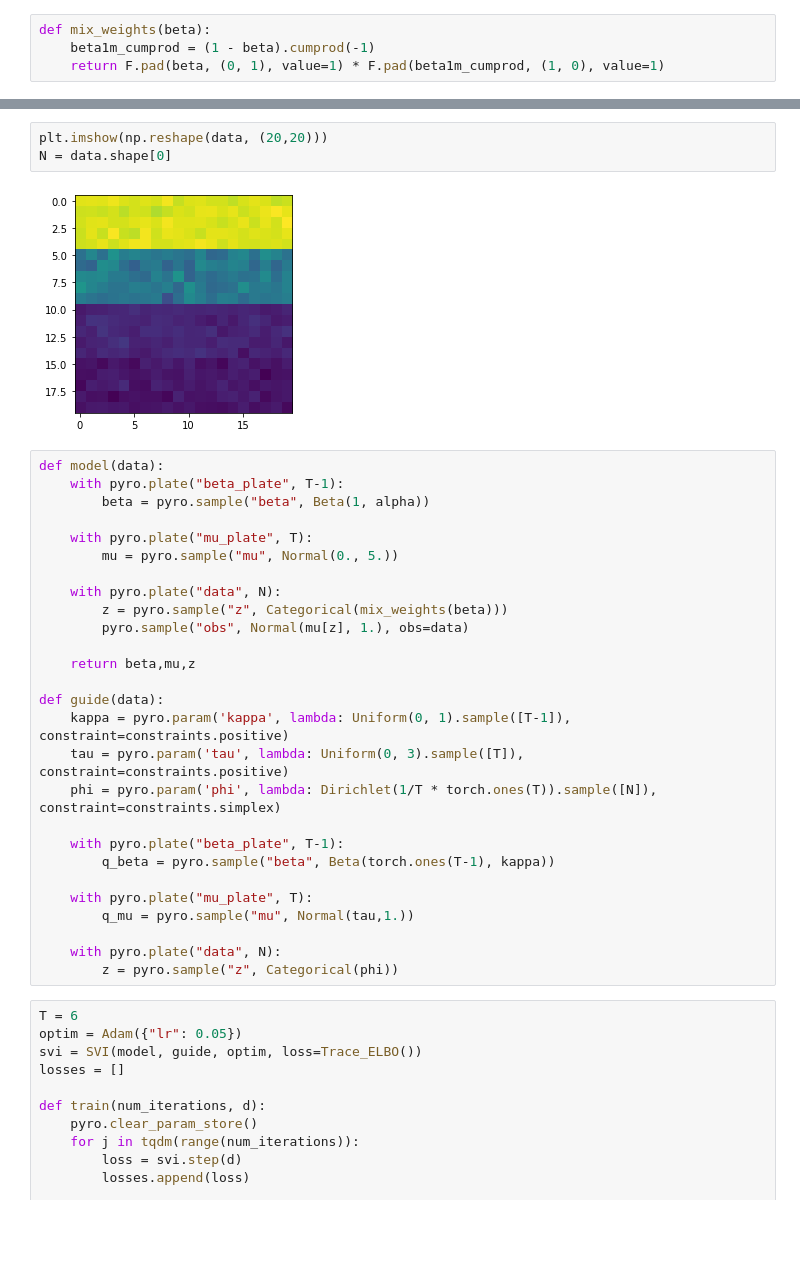
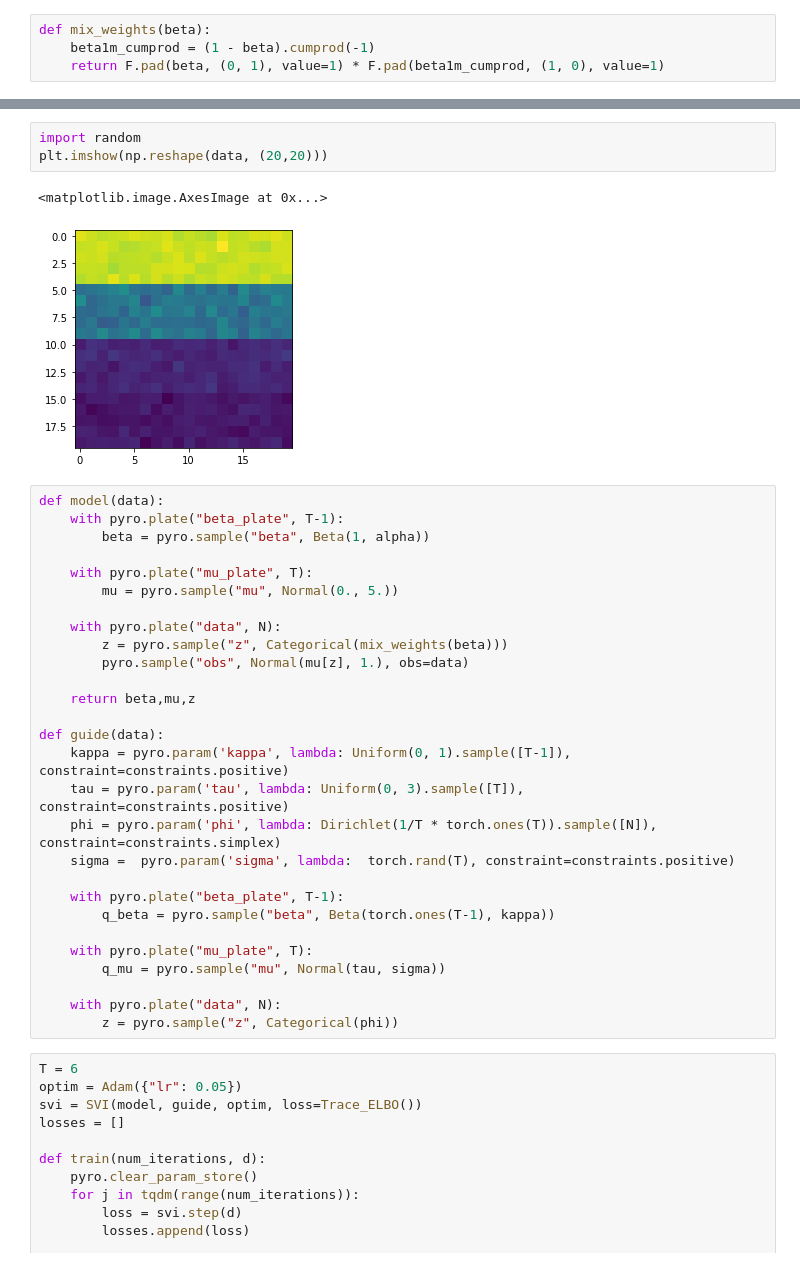
Before and after one commit to Francesc0rtu/DPGMM, a Jupyter notebook: img_segmentation.ipynb, the cells around one changed output, grey strips where cells are left out. Saved outputs shown, nothing was run; the diff lists cells and outputs as text; blank space fills up the shorter version.

```diff
--- a/img_segmentation.ipynb
+++ b/img_segmentation.ipynb
@@ -41,8 +41,9 @@ plt.plot(bin_centers, hist, lw=2)
 # %%
+import random
 plt.imshow(np.reshape(data, (20,20)))
-N = data.shape[0]
 # %% [output]
+<matplotlib.image.AxesImage at 0x...>
-[figure, old version]
+[figure, new version]
 # %%
 def model(data):
     with pyro.plate("beta_plate", T-1):
@@ -61,12 +62,13 @@ def guide(data):
     kappa = pyro.param('kappa', lambda: Uniform(0, 1).sample([T-1]), constraint=constraints.positive)
     tau = pyro.param('tau', lambda: Uniform(0, 3).sample([T]), constraint=constraints.positive)
     phi = pyro.param('phi', lambda: Dirichlet(1/T * torch.ones(T)).sample([N]), constraint=constraints.simplex)
+    sigma =  pyro.param('sigma', lambda:  torch.rand(T), constraint=constraints.positive)
 
     with pyro.plate("beta_plate", T-1):
         q_beta = pyro.sample("beta", Beta(torch.ones(T-1), kappa))
 
     with pyro.plate("mu_plate", T):
-        q_mu = pyro.sample("mu", Normal(tau,1.))
+        q_mu = pyro.sample("mu", Normal(tau, sigma))
 
     with pyro.plate("data", N):
         z = pyro.sample("z", Categorical(phi))
```
Also changed, not shown: parts of 3 cells of this notebook, 2 other files.
